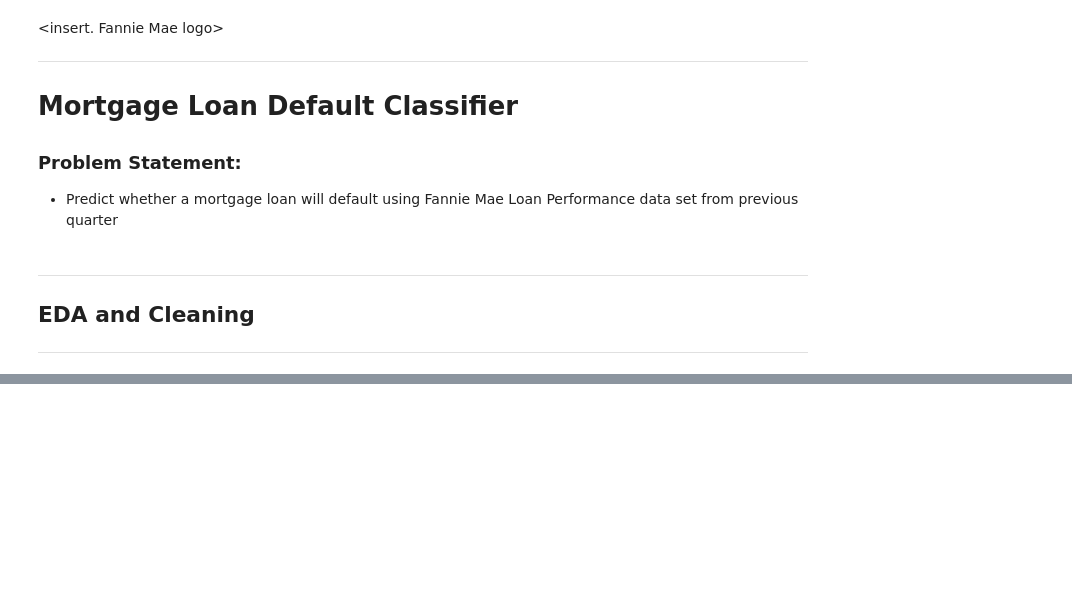
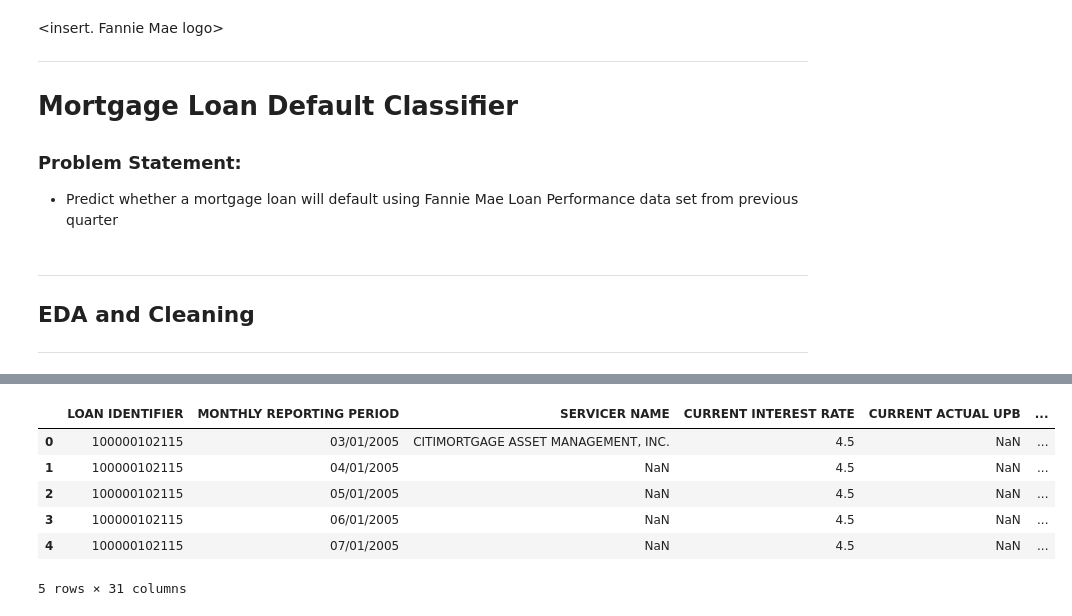
Before and after one commit to bdmiranda58/Mortgage_Default_Classifier, a Jupyter notebook: 01_EDA_and_Cleaning.ipynb, the cells around one changed output, grey strips where cells are left out. Cells and saved outputs as stored; diff of their text form; code cells hidden in the pictures; blank space fills up the shorter version.

```diff
--- a/01_EDA_and_Cleaning.ipynb
+++ b/01_EDA_and_Cleaning.ipynb
@@ -48,0 +57,10 @@ df_acq.head()
+# %%
+df_perf.head()
+# %% [output]
+|  | LOAN IDENTIFIER | MONTHLY REPORTING PERIOD | SERVICER NAME | CURRENT INTEREST RATE | CURRENT ACTUAL UPB | ... |
+| 0 | 100000102115 | 03/01/2005 | CITIMORTGAGE ASSET MANAGEMENT, INC. | 4.5 | NaN | ... |
+| 1 | 100000102115 | 04/01/2005 | NaN | 4.5 | NaN | ... |
+| 2 | 100000102115 | 05/01/2005 | NaN | 4.5 | NaN | ... |
+| 3 | 100000102115 | 06/01/2005 | NaN | 4.5 | NaN | ... |
+| 4 | 100000102115 | 07/01/2005 | NaN | 4.5 | NaN | ... |
+5 rows × 31 columns
```
Also changed, not shown: parts of 6 cells of this notebook.
